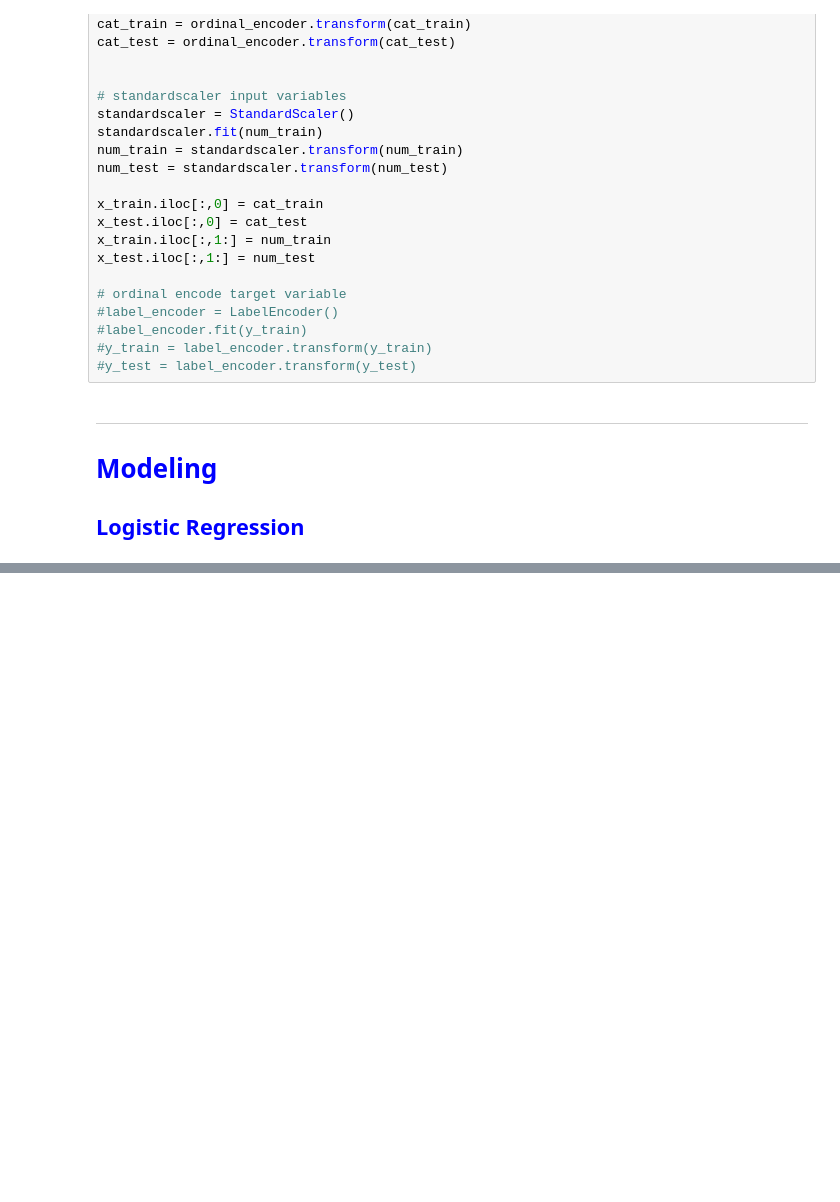
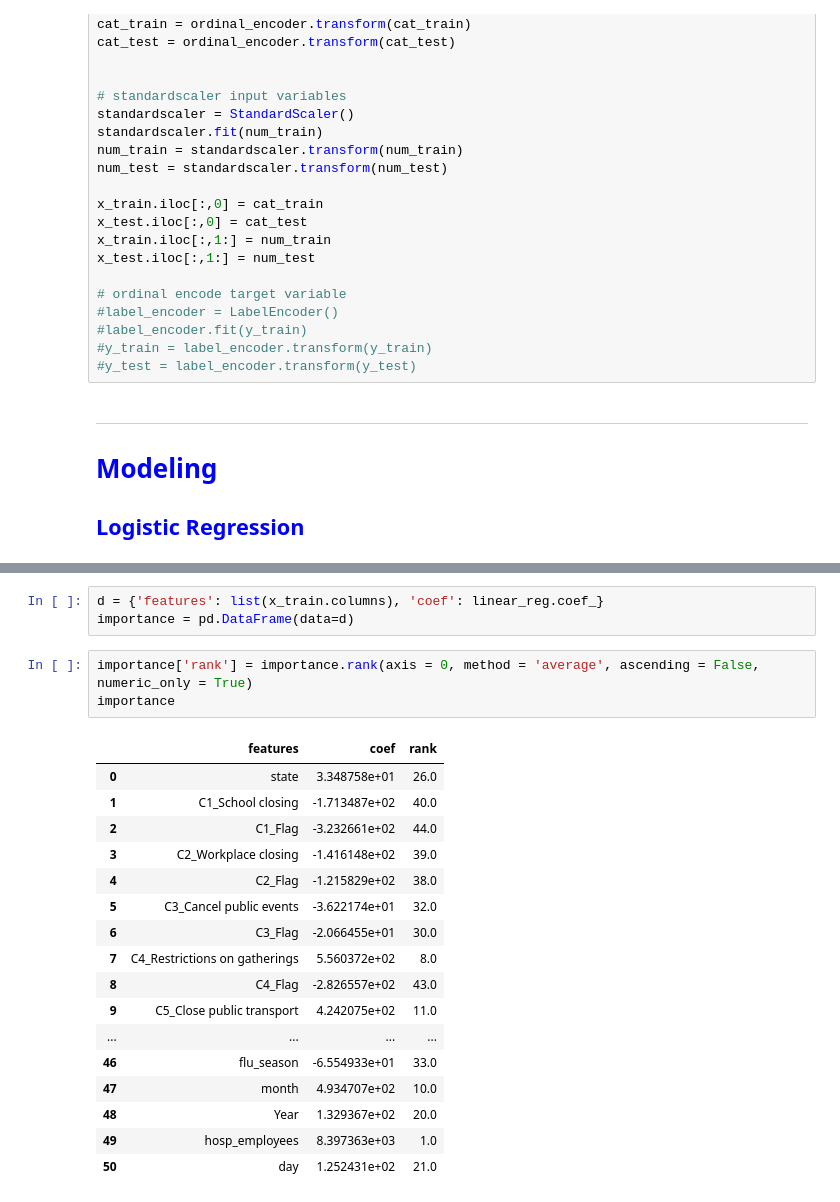
Before and after one commit to justinehly/covid_capstone, a Jupyter notebook: Python/Capstone A - COVID-19.ipynb, the cells around one changed output, grey strips where cells are left out. Saved outputs shown, nothing was run; the diff lists cells and outputs as text; blank space fills up the shorter version.

```diff
--- a/Python/Capstone A - COVID-19.ipynb
+++ b/Python/Capstone A - COVID-19.ipynb
@@ -1022,0 +1043,24 @@ Wall time: 88 ms
+# %%
+d = {'features': list(x_train.columns), 'coef': linear_reg.coef_}
+importance = pd.DataFrame(data=d)
+# %%
+importance['rank'] = importance.rank(axis = 0, method = 'average', ascending = False, numeric_only = True)
+importance
+# %% [output]
+|  | features | coef | rank |
+| 0 | state | 3.348758e+01 | 26.0 |
+| 1 | C1_School closing | -1.713487e+02 | 40.0 |
+| 2 | C1_Flag | -3.232661e+02 | 44.0 |
+| 3 | C2_Workplace closing | -1.416148e+02 | 39.0 |
+| 4 | C2_Flag | -1.215829e+02 | 38.0 |
+| 5 | C3_Cancel public events | -3.622174e+01 | 32.0 |
+| 6 | C3_Flag | -2.066455e+01 | 30.0 |
+| 7 | C4_Restrictions on gatherings | 5.560372e+02 | 8.0 |
+| 8 | C4_Flag | -2.826557e+02 | 43.0 |
+| 9 | C5_Close public transport | 4.242075e+02 | 11.0 |
+| ... | ... | ... | ... |
+| 46 | flu_season | -6.554933e+01 | 33.0 |
+| 47 | month | 4.934707e+02 | 10.0 |
+| 48 | Year | 1.329367e+02 | 20.0 |
+| 49 | hosp_employees | 8.397363e+03 | 1.0 |
+| 50 | day | 1.252431e+02 | 21.0 |
```
Also changed, not shown: parts of 9 cells of this notebook.
